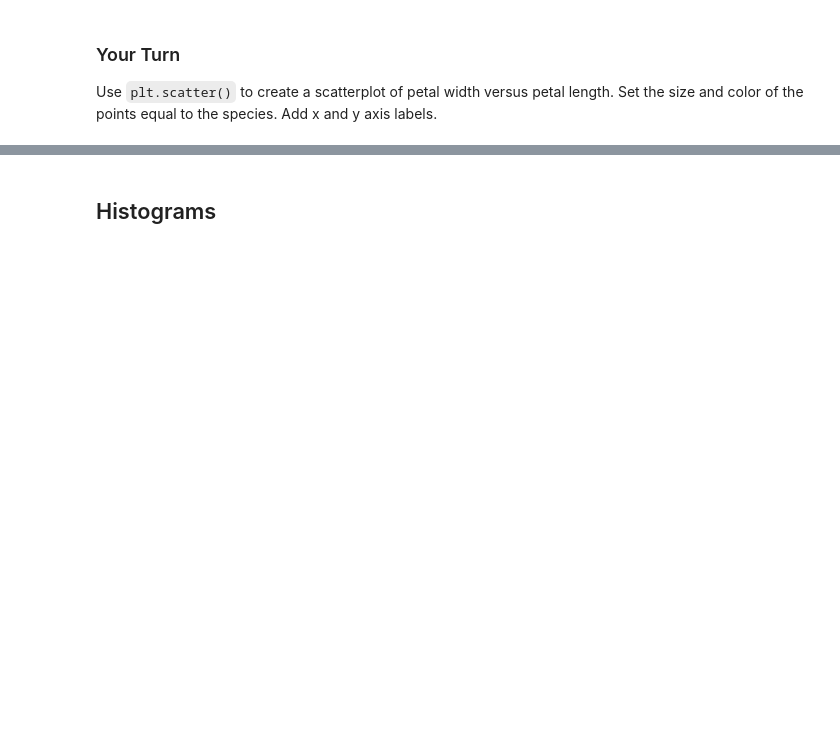
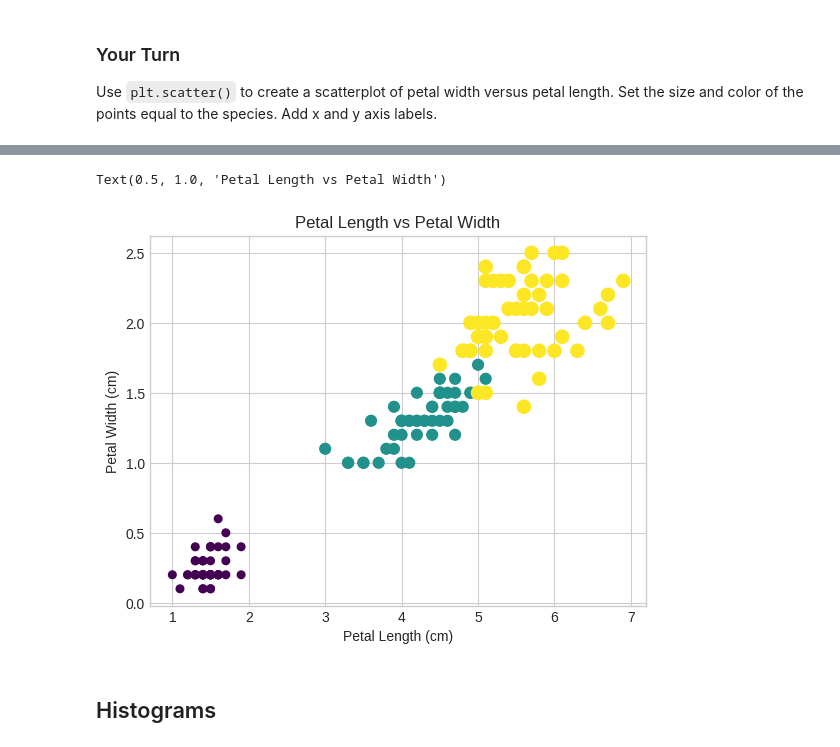
Before and after one commit to cnmi-ds-22/rwcitek___Data-Science-Portfolio-C22, a Jupyter notebook: Modules/Module_1_Intro_to_DS_and_Naive_Bayes/Lectures/132-Matplotlib.end.ipynb, the cells around one changed output, grey strips where cells are left out. Saved outputs shown, nothing was run; the diff lists cells and outputs as text; code cells hidden in the pictures; blank space fills up the shorter version.

```diff
--- a/Modules/Module_1_Intro_to_DS_and_Naive_Bayes/Lectures/132-Matplotlib.end.ipynb
+++ b/Modules/Module_1_Intro_to_DS_and_Naive_Bayes/Lectures/132-Matplotlib.end.ipynb
@@ -498,9 +544,17 @@ iris.keys()
-# %%
-# Iris data set
-from sklearn.datasets import load_iris
-import pandas as pd
-
-iris = load_iris()
-iris.keys()
 # %%
 # Solution
+plt.scatter(
+    features['petal length (cm)'],
+    features['petal width (cm)'],
+    s=(iris.target+1) *30,
+    c=iris.target,
+    cmap='viridis',
+    #alpha=0.0 Transparancy
+
+)
+plt.xlabel("Petal Length (cm)")
+plt.ylabel("Petal Width (cm)")
+plt.title("Petal Length vs Petal Width")
+# %% [output]
+Text(0.5, 1.0, 'Petal Length vs Petal Width')
+[figure, added]
```
Also changed, not shown: parts of 66 cells of this notebook.
